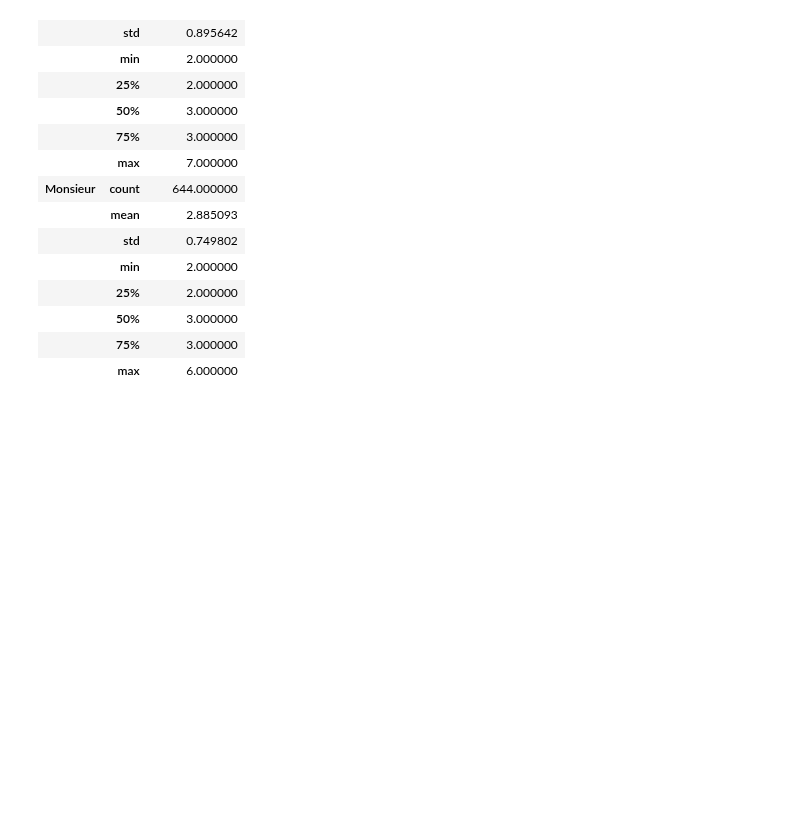
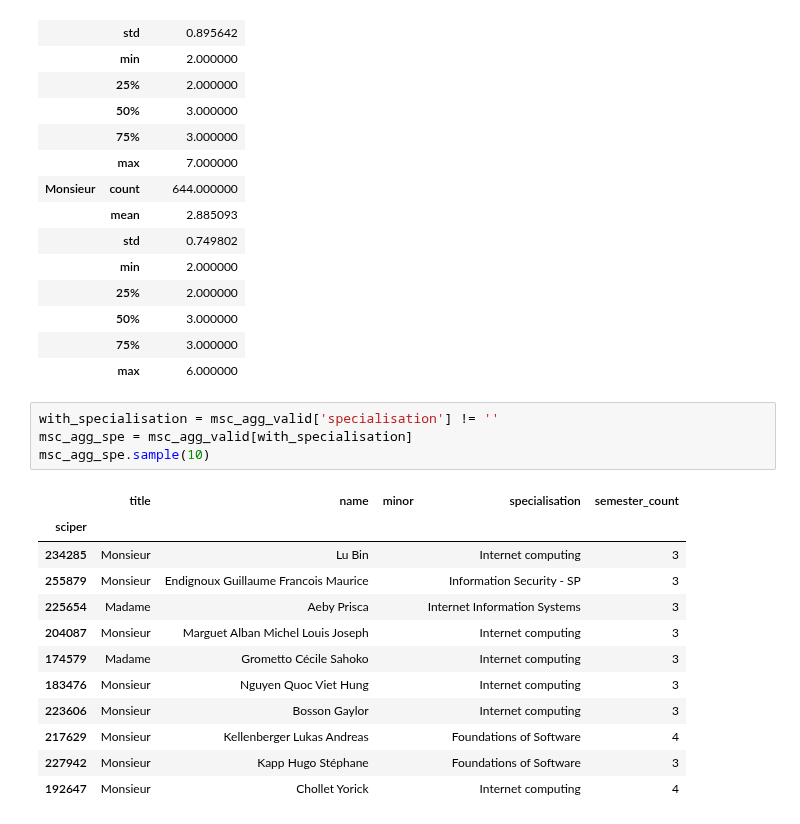
Before and after one commit to romac/ADAHomeworks, a Jupyter notebook: 02 - Data from the Web/Scraper-Simon.ipynb, the cells around one changed output. Cells and saved outputs as stored; diff of their text form; blank space fills up the shorter version.

```diff
--- a/02 - Data from the Web/Scraper-Simon.ipynb
+++ b/02 - Data from the Web/Scraper-Simon.ipynb
@@ -707,3 +707,20 @@ msc_agg_valid.groupby('title').describe()
 |  | 50% | 3.000000 |
 |  | 75% | 3.000000 |
 |  | max | 6.000000 |
+# %%
+with_specialisation = msc_agg_valid['specialisation'] != ''
+msc_agg_spe = msc_agg_valid[with_specialisation]
+msc_agg_spe.sample(10)
+# %% [output]
+|  | title | name | minor | specialisation | semester_count |
+| sciper |  |  |  |  |  |
+| 234285 | Monsieur | Lu Bin |  | Internet computing | 3 |
+| 255879 | Monsieur | Endignoux Guillaume Francois Maurice |  | Information Security - SP | 3 |
+| 225654 | Madame | Aeby Prisca |  | Internet Information Systems | 3 |
+| 204087 | Monsieur | Marguet Alban Michel Louis Joseph |  | Internet computing | 3 |
+| 174579 | Madame | Grometto Cécile Sahoko |  | Internet computing | 3 |
+| 183476 | Monsieur | Nguyen Quoc Viet Hung |  | Internet computing | 3 |
+| 223606 | Monsieur | Bosson Gaylor |  | Internet computing | 3 |
+| 217629 | Monsieur | Kellenberger Lukas Andreas |  | Foundations of Software | 4 |
+| 227942 | Monsieur | Kapp Hugo Stéphane |  | Foundations of Software | 3 |
+| 192647 | Monsieur | Chollet Yorick |  | Internet computing | 4 |
```
Also changed, not shown: parts of 2 cells of this notebook.
